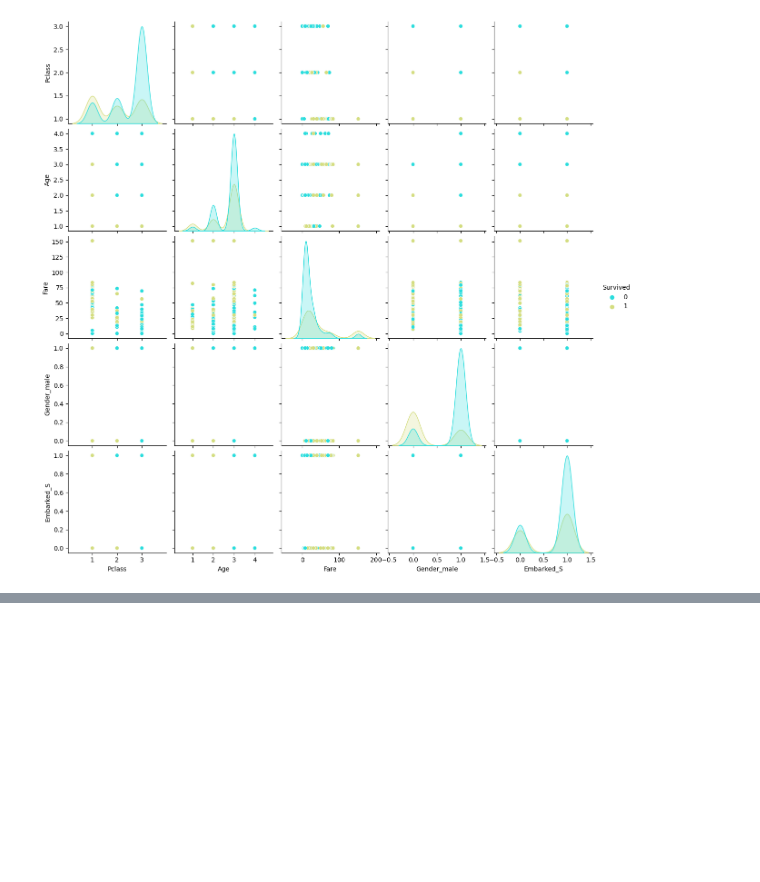
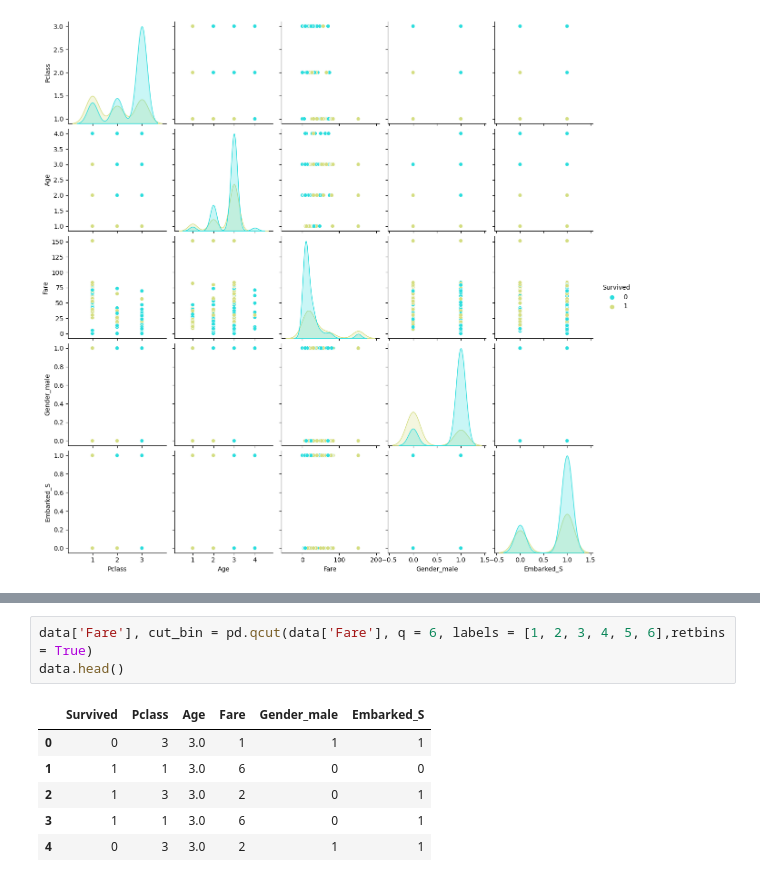
Before and after one commit to HadassaMenucha/Titanic-Final-Project, a Jupyter notebook: Titanic_FInal_Project.ipynb, the cells around one changed output, grey strips where cells are left out. Drawn from its saved outputs; the diff is of its cells as text; blank space fills up the shorter version.

```diff
--- a/Titanic_FInal_Project.ipynb
+++ b/Titanic_FInal_Project.ipynb
@@ -163,0 +191,10 @@ sns.pairplot(data,hue='Survived',palette='rainbow')
+# %%
+data['Fare'], cut_bin = pd.qcut(data['Fare'], q = 6, labels = [1, 2, 3, 4, 5, 6],retbins = True)
+data.head()
+# %% [output]
+|  | Survived | Pclass | Age | Fare | Gender_male | Embarked_S |
+| 0 | 0 | 3 | 3.0 | 1 | 1 | 1 |
+| 1 | 1 | 1 | 3.0 | 6 | 0 | 0 |
+| 2 | 1 | 3 | 3.0 | 2 | 0 | 1 |
+| 3 | 1 | 1 | 3.0 | 6 | 0 | 1 |
+| 4 | 0 | 3 | 3.0 | 2 | 1 | 1 |
```
Also changed, not shown: parts of 10 cells of this notebook.
